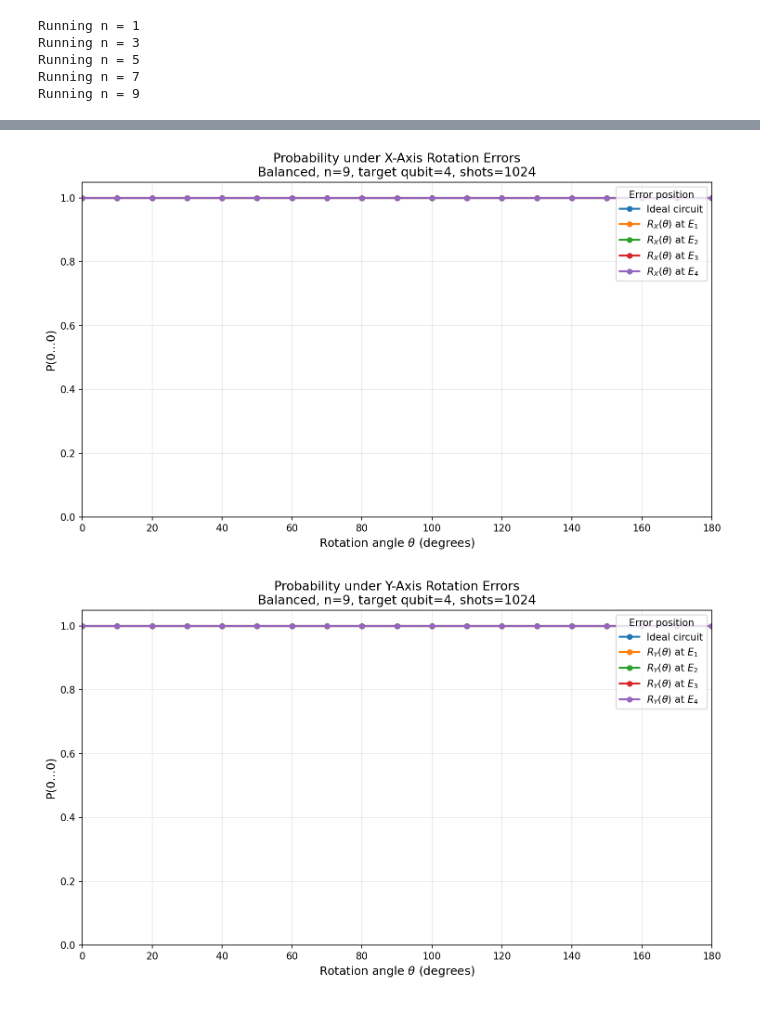
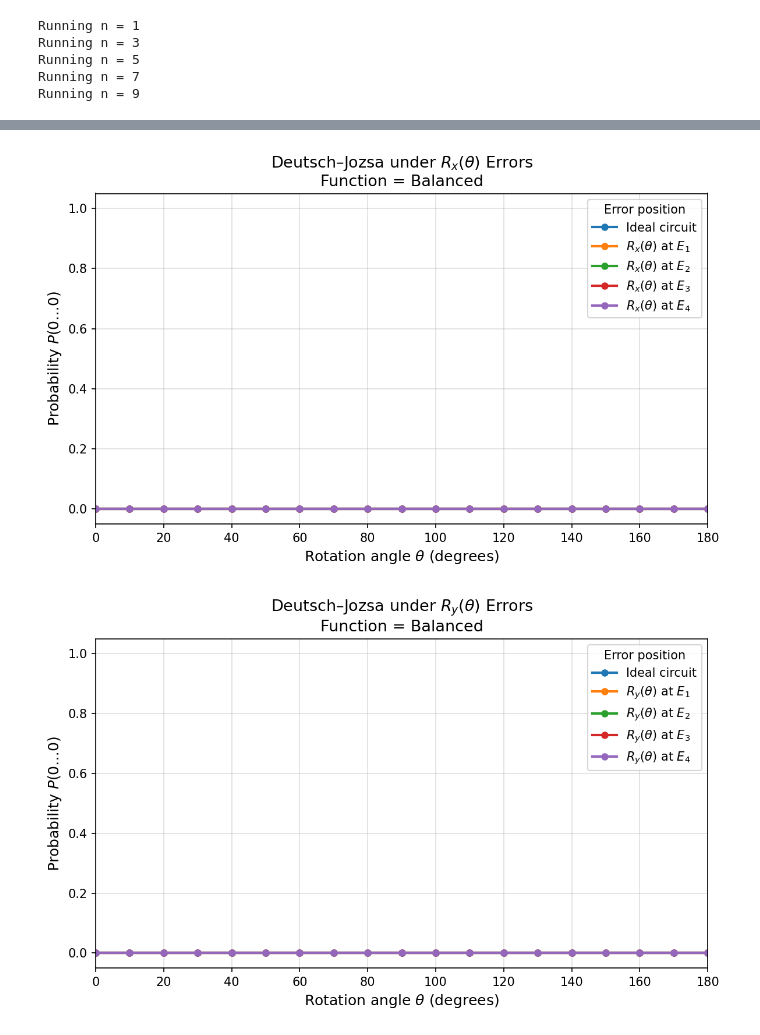
Before and after one commit to Abiyzelalem27/DeutschJozsaNoise, a Jupyter notebook: Rotation_gate/rotation_error_success_probability.ipynb, the cells around one changed output, grey strips where cells are left out. Drawn from its saved outputs; the diff is of its cells as text; code cells hidden in the pictures.

```diff
--- a/Rotation_gate/rotation_error_success_probability.ipynb
+++ b/Rotation_gate/rotation_error_success_probability.ipynb
@@ -172,7 +172,7 @@ qa.plotting.rotation_error_success_probability(df, 9, "Z", 4, "constant_1", shot
 # %%
-qa.plotting.rotation_error_success_probability(df, 9, "X", 4, "balanced", shots)
-qa.plotting.rotation_error_success_probability(df, 9, "Y", 4, "balanced", shots)
-qa.plotting.rotation_error_success_probability(df, 9, "Z", 4, "balanced", shots)
+qa.plotting.rotation_error_effect(df, 9, "X", 4, "balanced", shots)
+qa.plotting.rotation_error_effect(df, 9, "Y", 4, "balanced", shots)
+qa.plotting.rotation_error_effect(df, 9, "Z", 4, "balanced", shots)
 # %% [output]
-[figure, old version]
+[figure, new version]
-[figure, old version]
+[figure, new version]
```
Also changed, not shown: parts of 4 cells of this notebook, 10 other files.
